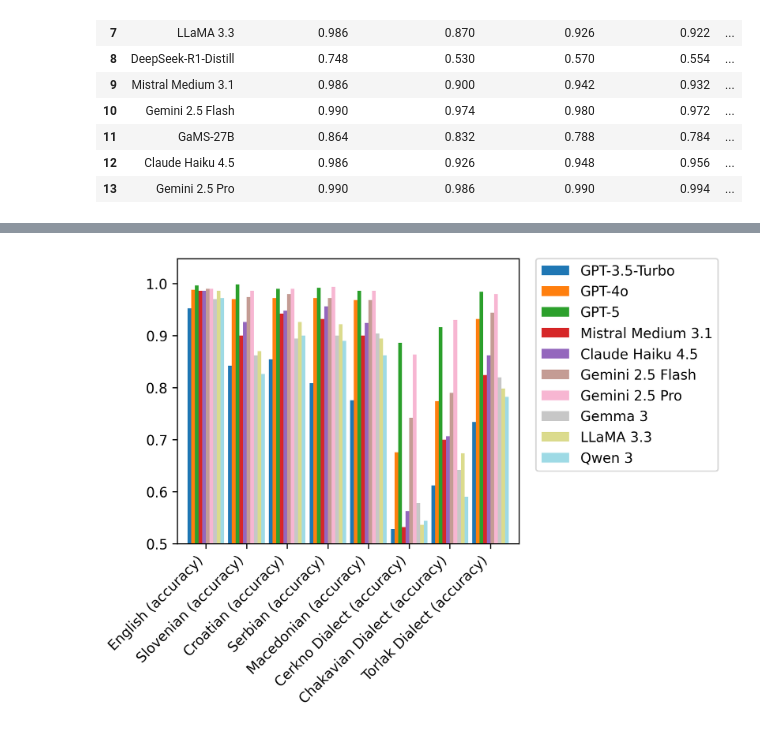
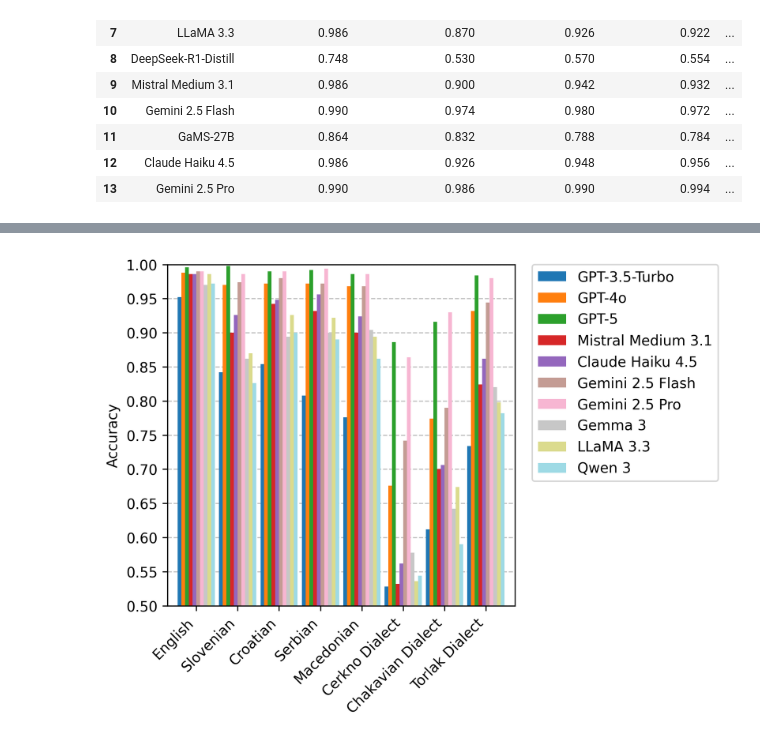
Before and after one commit to TajaKuzman/Benchmarking-Text-Classification-on-South-Slavic, a Jupyter notebook: DIALECT-COPA-Benchmark/evaluation-for-the-paper/evaluation_for_the_paper.ipynb, the cells around one changed output, grey strips where cells are left out. Saved outputs shown, nothing was run; the diff lists cells and outputs as text; code cells hidden in the pictures.

Commit message:
Improved plots for PIQA and COPA

```diff
--- a/DIALECT-COPA-Benchmark/evaluation-for-the-paper/evaluation_for_the_paper.ipynb
+++ b/DIALECT-COPA-Benchmark/evaluation-for-the-paper/evaluation_for_the_paper.ipynb
@@ -179,3 +179,7 @@ print(results_df.sort_values(by="Croatian (accuracy)", ascending=False).to_markd
 #results_df = results_df[results_df["Model"].isin(['Gemini 2.5 Flash', 'GPT-5','GPT-4o', 'Mistral Medium 3.1', 'LLaMA 3.3', 'Gemma 3', 'GPT-3.5-Turbo', 'Qwen 3', 'DeepSeek-R1-Distill',  'Dummy (Frequent)'])]
 
 #results_df.sort_values(by="Model", ascending=True)
+# %%
+# Add a column with averages
+results_df["Average (accuracy)"] = results_df.drop(columns=["Model"]).mean(axis=1)
+results_df
@@ -186,13 +205,13 @@ import pandas as pd
 import numpy as np
 
 # Set figure size and DPI
-plt.figure(figsize=(8, 6), dpi=150)
+plt.figure(figsize=(8, 6), dpi=300)
 
 # Prepare data
-data = results_df.set_index("Model").sort_values(by="Croatian (accuracy)", ascending=False)
+data = results_df.set_index("Model").sort_values(by="Average (accuracy)", ascending=False)
 # Rename columns
 
-data.rename(columns={'English (accuracy)':'English', 'Slovenian (accuracy)':'Slovenian', 'Croatian (accuracy)':'Croatian','Serbian (accuracy)': 'Serbian', 'Macedonian (accuracy)': 'Macedonian', 'Cerkno Dialect (accuracy)': 'Cerkno Dialect', 'Chakavian Dialect (accuracy)': 'Chakavian Dialect', 'Torlak Dialect (accuracy)': 'Torlak Dialect'}, inplace=True)
+data.rename(columns={'English (accuracy)':'English', 'Slovenian (accuracy)':'Slovenian', 'Croatian (accuracy)':'Croatian','Serbian (accuracy)': 'Serbian', 'Macedonian (accuracy)': 'Macedonian', 'Cerkno Dialect (accuracy)': 'Cerkno Dialect', 'Chakavian Dialect (accuracy)': 'Chakavian Dialect', 'Torlak Dialect (accuracy)': 'Torlak Dialect', 'Average (accuracy)': 'Average'}, inplace=True)
 
 
 # Create heatmap without annotations
@@ -241,7 +256,9 @@ print(results_df.Model.to_list())
 
 results_gpt = results_df[~results_df["Model"].isin(["Dummy (Frequent)",])]#'DeepSeek-R1-Distill'])]
 
-results_transposed = results_gpt.set_index(results_gpt["Model"]).drop(columns=["Model"]).transpose()
+results_gpt.rename(columns={'English (accuracy)':'English', 'Slovenian (accuracy)':'Slovenian', 'Croatian (accuracy)':'Croatian','Serbian (accuracy)': 'Serbian', 'Macedonian (accuracy)': 'Macedonian', 'Cerkno Dialect (accuracy)': 'Cerkno Dialect', 'Chakavian Dialect (accuracy)': 'Chakavian Dialect', 'Torlak Dialect (accuracy)': 'Torlak Dialect', 'Average (accuracy)': 'Average'}, inplace=True)
+
+results_transposed = results_gpt.set_index(results_gpt["Model"]).drop(columns=["Model", "Average"]).transpose()
 
 # Set the order
 results_transposed = results_transposed[['GPT-3.5-Turbo', 'GPT-4o', 'GPT-5', 'Mistral Medium 3.1','Claude Haiku 4.5', 'Gemini 2.5 Flash','Gemini 2.5 Pro', 'Gemma 3', 'LLaMA 3.3', 'Qwen 3']]
@@ -260,22 +281,29 @@ results_transposed
 # %%
 import matplotlib.pyplot as plt
 
 plt.rcParams["figure.dpi"] = 300
 
 ax = results_transposed.plot(kind="bar", width=0.9,colormap="tab20")
 
 # Move legend outside
 ax.legend(
     bbox_to_anchor=(1.05, 1),  # Position legend to the right
     loc='upper left',          # Anchor point
     borderaxespad=0
 )
 
-ax.set_ylim(0.5, None)
+ax.set_ylim(0.5, 1.0)
 ax.set_xticklabels(ax.get_xticklabels(), rotation=45, ha='right')
+ax.set_ylabel("Accuracy")
+
+# Add horizontal grid lines every 0.05
+ymin, ymax = ax.get_ylim()
+ax.set_yticks(np.arange(round(ymin, 2), round(ymax + 0.05, 2), 0.05))  # steps of 0.05
+ax.yaxis.grid(True, linestyle='--', linewidth=0.8, color='gray', alpha=0.5)
+ax.set_axisbelow(True)
 
 plt.tight_layout()  # Adjust layout so nothing is cut off
 plt.savefig("gpt_comparison.png", dpi=300)
 plt.show()
 # %% [output]
-[figure, old version]
+[figure, new version]
```
Also changed, not shown: parts of 4 cells of this notebook, 6 other files.
